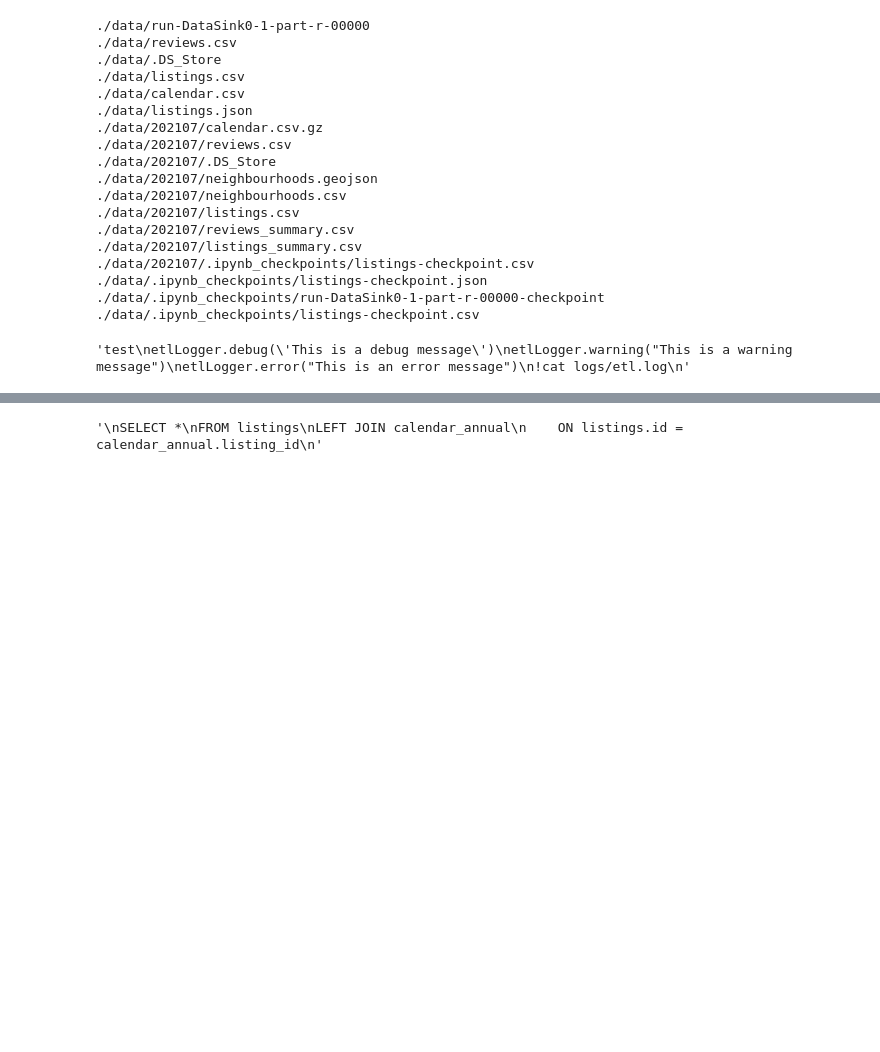
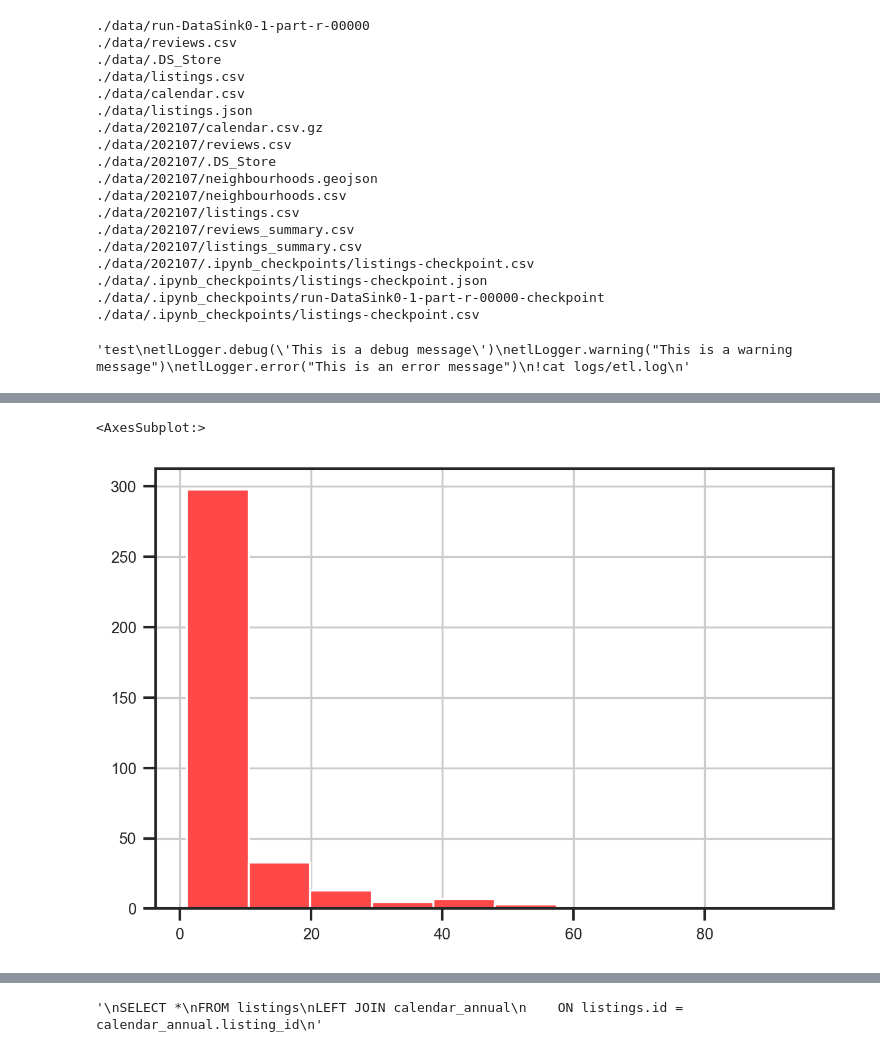
Before and after one commit to ZacksAmber/Kaggle-Seattle-Airbnb, a Jupyter notebook: Untitled.ipynb, the cells around one changed output, grey strips where cells are left out. Saved outputs shown, nothing was run; the diff lists cells and outputs as text; code cells hidden in the pictures; blank space fills up the shorter version.

Commit message:
Analyzed available of calendar

```diff
--- a/Untitled.ipynb
+++ b/Untitled.ipynb
@@ -180,7 +180,7 @@ def parse_calender():
 def avg_price(period=30, today=None):
     # bookmark: change function name
     # bug year,
-    """Returns average price in the period.
+    """Returns average price of calendar within the period.
 
     Args:
         period (int): Valid period bre today. Default is 30.
@@ -256,0 +273,2 @@ calendar = avg_price(period=30, today=(2017, 1, 1))
+# %%
+df = calendar[calendar.available == 'f'].groupby('listing_id').size().reset_index(name='count_f')
@@ -256,0 +291,5 @@ calendar = avg_price(period=30, today=(2017, 1, 1))
+# %%
+df.count_f.value_counts().hist()
+# %% [output]
+<AxesSubplot:>
+[figure, added]
```
Also changed, not shown: parts of 34 cells of this notebook.
